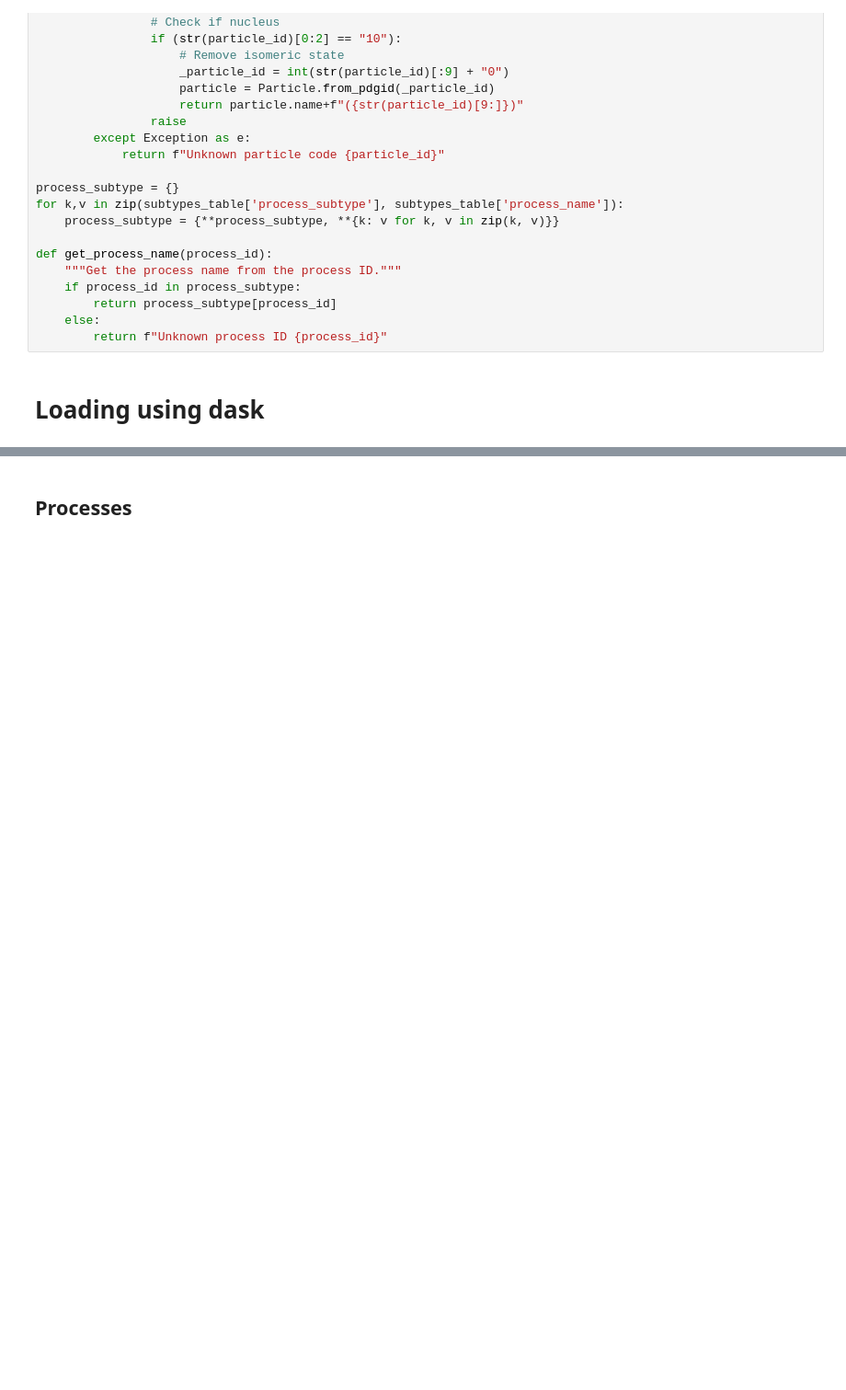
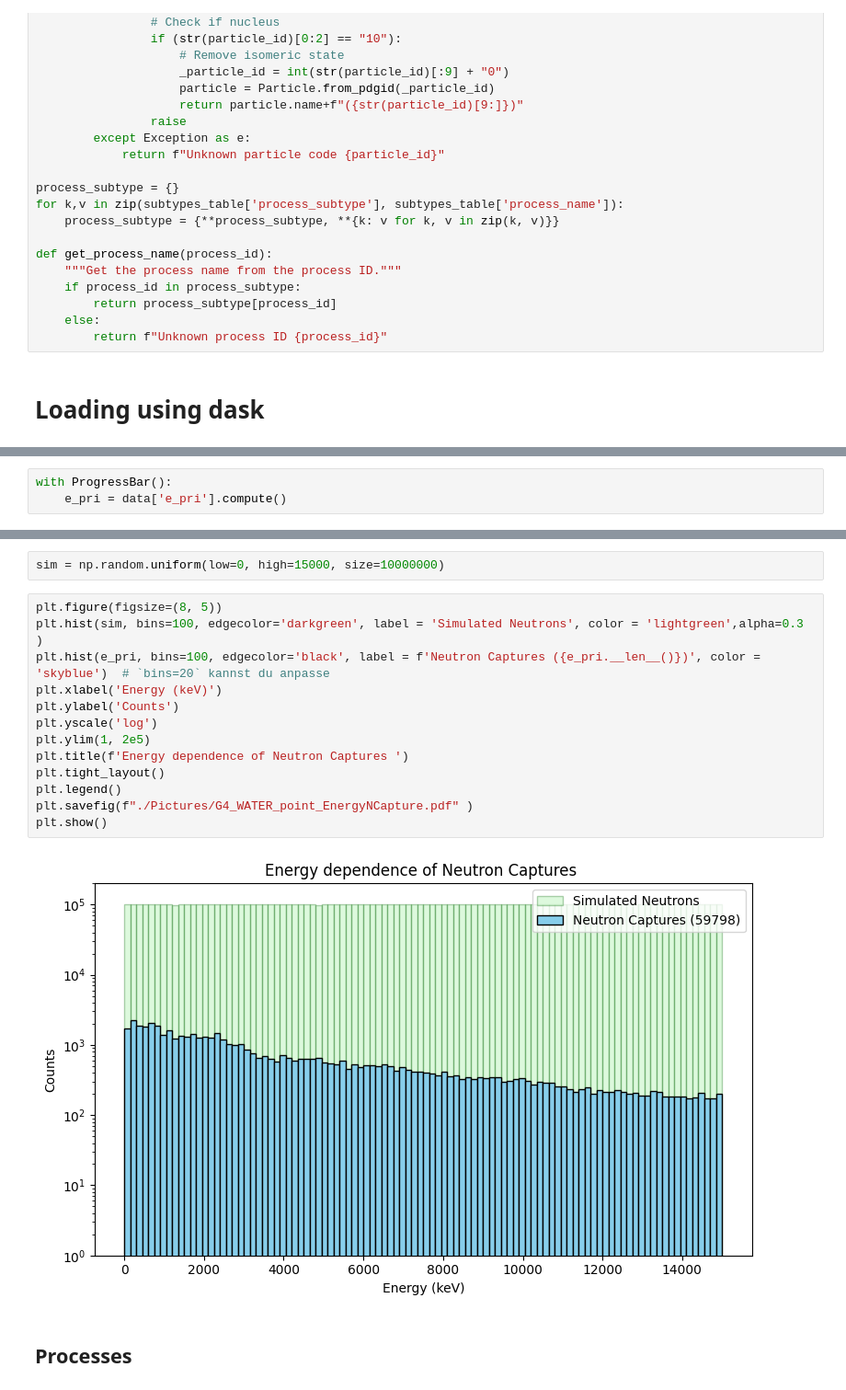
Before and after one commit to B-Koberg/XeSim, a Jupyter notebook: notebooks/Analysis.ipynb, the cells around one changed output, grey strips where cells are left out. Shown at 92% size. Cells and saved outputs as stored; diff of their text form; blank space fills up the shorter version.

```diff
--- a/notebooks/Analysis.ipynb
+++ b/notebooks/Analysis.ipynb
@@ -126,0 +140,3 @@ def get_process_name(process_id):
+# %%
+with ProgressBar():
+    e_pri = data['e_pri'].compute()
@@ -127,3 +161,20 @@ def get_process_name(process_id):
+# %%
+sim = np.random.uniform(low=0, high=15000, size=10000000)
+# %%
+plt.figure(figsize=(8, 5))
+plt.hist(sim, bins=100, edgecolor='darkgreen', label = 'Simulated Neutrons', color = 'lightgreen',alpha=0.3 )
+plt.hist(e_pri, bins=100, edgecolor='black', label = f'Neutron Captures ({e_pri.__len__()})', color = 'skyblue')  # `bins=20` kannst du anpasse
+plt.xlabel('Energy (keV)')
+plt.ylabel('Counts')
+plt.yscale('log')
+plt.ylim(1, 2e5)
+plt.title(f'Energy dependence of Neutron Captures ')
+plt.tight_layout()
+plt.legend()
+plt.savefig(f"./Pictures/G4_WATER_point_EnergyNCapture.pdf" )
+plt.show()
+# %% [output]
+[figure, added]
 # %% [markdown]
 ## Processes
 # %%
```
Also changed, not shown: parts of 12 cells of this notebook, 14 other files.
